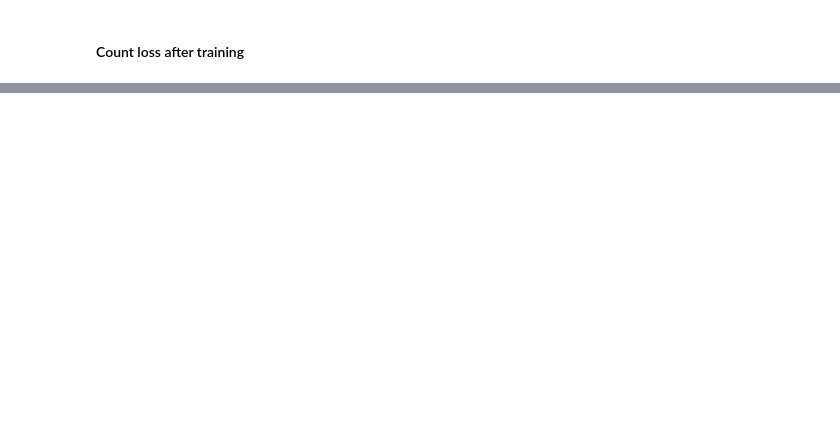
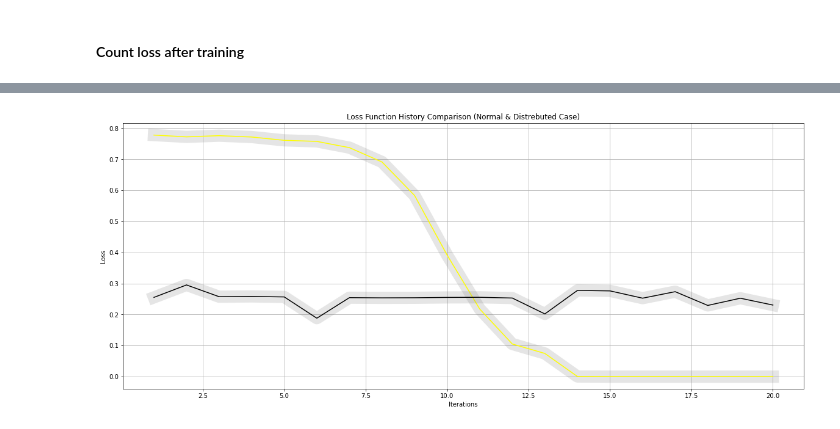
Before and after one commit to iseddik/DDP, a Jupyter notebook: SDDP.ipynb, the cells around one changed output, grey strips where cells are left out. Drawn from its saved outputs; the diff is of its cells as text; code cells hidden in the pictures; blank space fills up the shorter version.

```diff
--- a/SDDP.ipynb
+++ b/SDDP.ipynb
@@ -74,10 +74,12 @@ class Model(nn.Module):
 class Node():
     batch_size = 8
 
-    def __init__(self, model, X, y):
+    def __init__(self, model, X, y, x_test, y_test):
         self.train_loader = self.preparData(X, y)
         self.criterion = nn.MSELoss()
         self.model = model
+        self.hist = []
+        self.test_loader = self.preparData(x_test, y_test)
 
     def preparData(self, X, y):
         y = y.reshape((y.shape[0], 1))
@@ -89,10 +91,16 @@ class Node():
         data_loader = DataLoader(dataset, batch_size=self.batch_size, shuffle=True)
         return data_loader
 
+    def count_loss(self):
+        outputs = self.model(self.test_loader.dataset.tensors[0])
+        loss = self.criterion(outputs, self.test_loader.dataset.tensors[1])
+        print(loss.item())
+
     def run(self, batch):
         outputs = self.model(self.train_loader.dataset.tensors[0][batch*self.batch_size:batch*self.batch_size + self.batch_size])
         loss = self.criterion(outputs, self.train_loader.dataset.tensors[1][batch*self.batch_size:batch*self.batch_size + self.batch_size])
         loss.backward()
+        self.hist.append(loss.item())
 
         return [param.grad.clone() for param in self.model.parameters()]
 # %% [markdown]
@@ -200,0 +269,2 @@ central.count_loss()
+# %%
+distLoss = central.avgLoss
@@ -200,0 +292,16 @@ central.count_loss()
+# %%
+normalLoss = []
+for epoch in range(num_epochs):
+    model.train()
+
+    for inputs, targets in data_loader:
+        optimizer.zero_grad()
+
+        outputs = model(inputs)
+        loss = criterion(outputs, targets)
+
+        loss.backward()
+        optimizer.step()
+    normalLoss.append(loss.item())
+
+    print(f'Epoch [{epoch + 1}/{num_epochs}], Loss: {loss.item():.4f}')
@@ -200,0 +329,17 @@ central.count_loss()
+# %%
+epochs = list(range(1, len(distLoss) + 1))
+
+plt.figure(figsize=(20, 8))
+
+plt.plot(epochs, distLoss, color='grey', label='abc', alpha=0.2, linewidth=20)[0]
+plt.plot(epochs, distLoss, color='yellow', label='Distrebuted case', alpha=1)
+plt.plot(epochs, normalLoss, color='grey', label='b', alpha=0.2, linewidth=20)
+plt.plot(epochs, normalLoss, color='black', label='Normal case', alpha=1)
+
+plt.xlabel('Iterations')
+plt.ylabel('Loss')
+plt.title('Loss Function History Comparison (Normal & Distrebuted Case)')
+plt.grid()
+plt.show()
+# %% [output]
+[figure, added]
```
Also changed, not shown: parts of 12 cells of this notebook.
